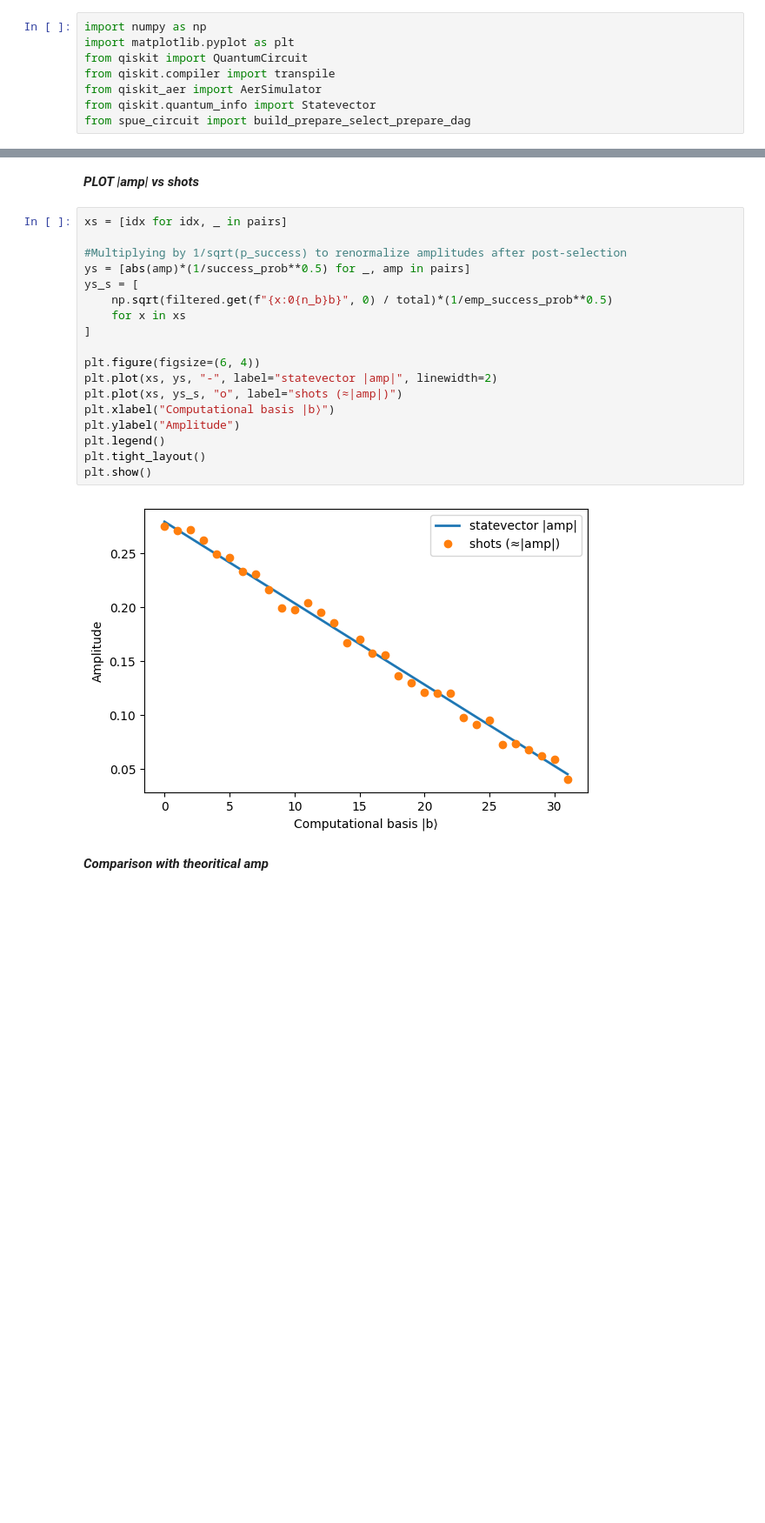
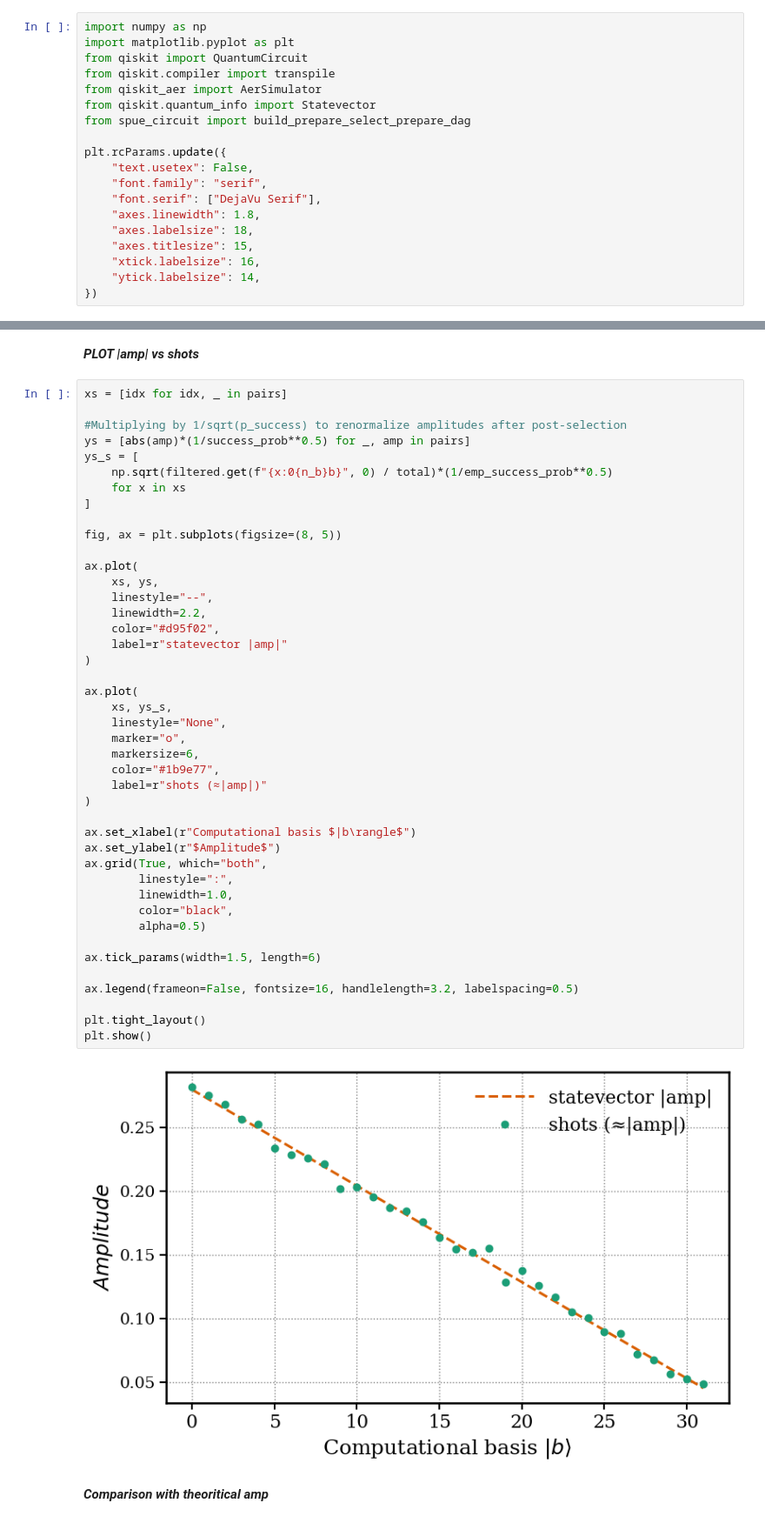
Before and after one commit to Alexis-LUCAS/Log_Affine_State_Prep, a Jupyter notebook: spue_simulation.ipynb, the cells around one changed output, grey strips where cells are left out. Shown at 87% size. Cells and saved outputs as stored; diff of their text form; blank space fills up the shorter version.

Commit message:
Plots font changes

```diff
--- a/spue_simulation.ipynb
+++ b/spue_simulation.ipynb
@@ -8,3 +8,14 @@ from qiskit.compiler import transpile
 from qiskit_aer import AerSimulator
 from qiskit.quantum_info import Statevector
 from spue_circuit import build_prepare_select_prepare_dag
+
+plt.rcParams.update({
+    "text.usetex": False,
+    "font.family": "serif",
+    "font.serif": ["DejaVu Serif"],
+    "axes.linewidth": 1.8,
+    "axes.labelsize": 18,
+    "axes.titlesize": 15,
+    "xtick.labelsize": 16,
+    "ytick.labelsize": 14,
+})
@@ -120,23 +127,48 @@ Empirical success probability ≈ 0.404400
 # %%
 xs = [idx for idx, _ in pairs]
 
 #Multiplying by 1/sqrt(p_success) to renormalize amplitudes after post-selection
 ys = [abs(amp)*(1/success_prob**0.5) for _, amp in pairs]
 ys_s = [
     np.sqrt(filtered.get(f"{x:0{n_b}b}", 0) / total)*(1/emp_success_prob**0.5)
     for x in xs
 ]
 
-plt.figure(figsize=(6, 4))
-plt.plot(xs, ys, "-", label="statevector |amp|", linewidth=2)
-plt.plot(xs, ys_s, "o", label="shots (≈|amp|)")
-plt.xlabel("Computational basis |b⟩")
-plt.ylabel("Amplitude")
-plt.legend()
+fig, ax = plt.subplots(figsize=(8, 5))
+
+ax.plot(
+    xs, ys,
+    linestyle="--",
+    linewidth=2.2,
+    color="#d95f02",
+    label=r"statevector |amp|"
+)
+
+ax.plot(
+    xs, ys_s,
+    linestyle="None",
+    marker="o",
+    markersize=6,
+    color="#1b9e77",
+    label=r"shots (≈|amp|)"
+)
+
+ax.set_xlabel(r"Computational basis $|b\rangle$")
+ax.set_ylabel(r"$Amplitude$")
+ax.grid(True, which="both",
+        linestyle=":",
+        linewidth=1.0,
+        color="black",
+        alpha=0.5)
+
+ax.tick_params(width=1.5, length=6)
+
+ax.legend(frameon=False, fontsize=16, handlelength=3.2, labelspacing=0.5)
+
 plt.tight_layout()
 plt.show()
 # %% [output]
-[figure, old version]
+[figure, new version]
 # %% [markdown]
 ***Comparison with theoritical amp***
 # %%
```
Also changed, not shown: parts of 5 cells of this notebook, 35 other files.
